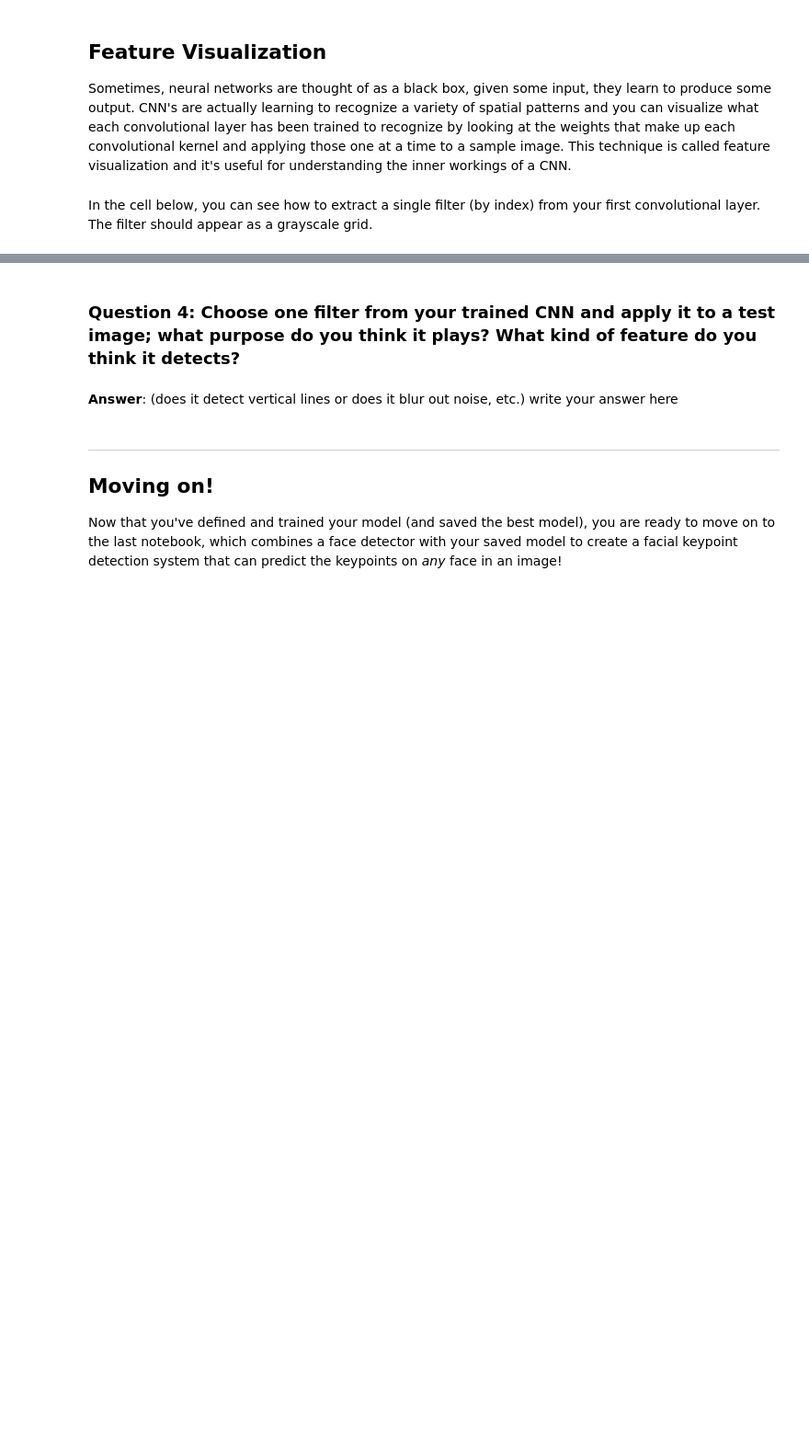
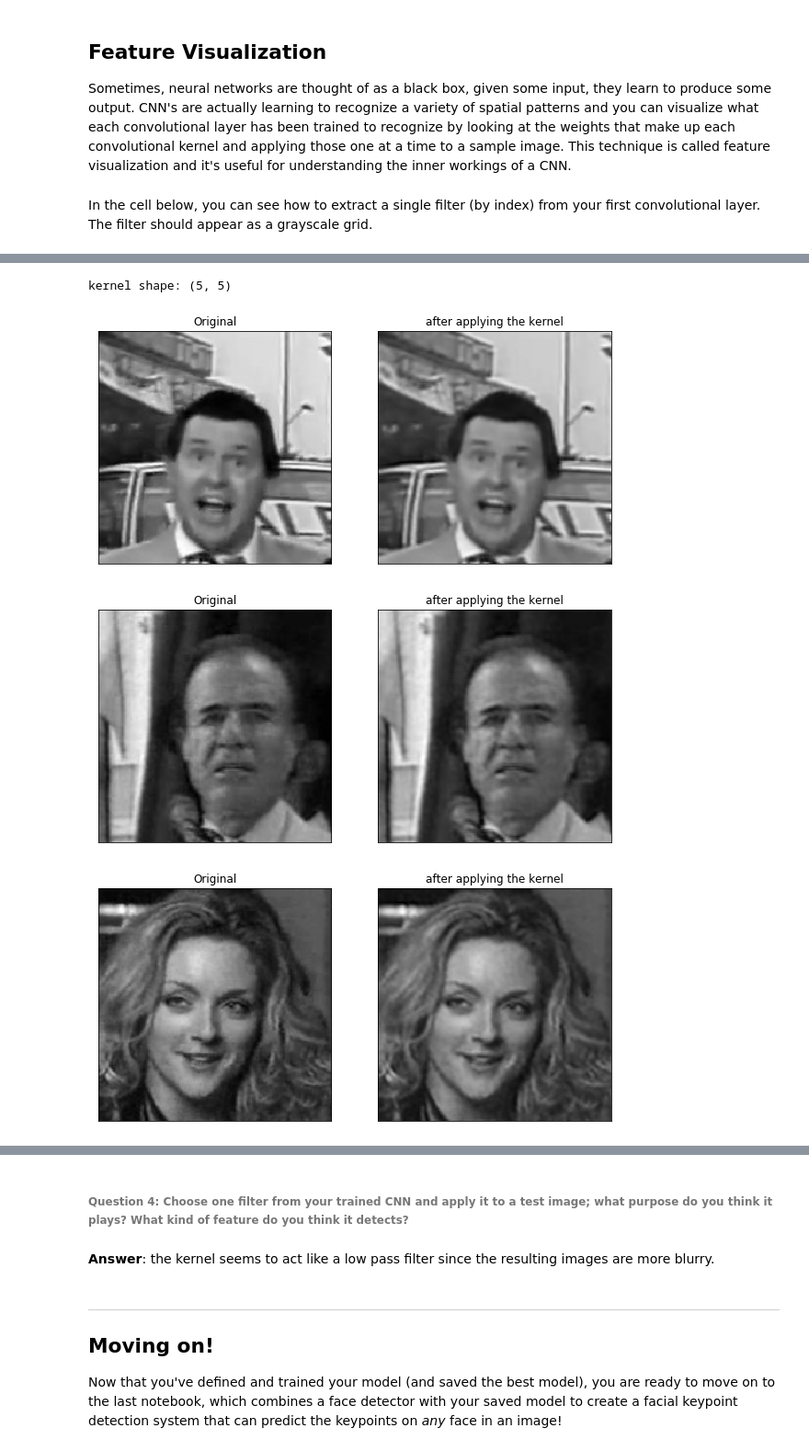
Before and after one commit to udacity/P1_Facial_Keypoints, a Jupyter notebook: 2. Define the Network Architecture.ipynb, the cells around one changed output, grey strips where cells are left out. Shown at 92% size. Cells and saved outputs as stored; diff of their text form; code cells hidden in the pictures; blank space fills up the shorter version.

```diff
--- a/2. Define the Network Architecture.ipynb
+++ b/2. Define the Network Architecture.ipynb
@@ -559,26 +663,60 @@ Next, choose a test image and filter it with one of the convolutional kernels in
 
 ### TODO: Filter an image to see the effect of a convolutional kernel
 ---
+# %%
+# prepare test_images
+test_images, test_outputs, gt_pts = net_sample_output()
 # %%
 ##TODO: load in and display any image from the transformed test dataset
 
 ## TODO: Using cv's filter2D function,
 ## apply a specific set of filter weights (like the one displayed above) to the test image
 
+# reference
 # https://docs.opencv.org/3.1.0/d4/d13/tutorial_py_filtering.html
-'''
+
 import cv2
-import numpy as np
-from matplotlib import pyplot as plt
 
-img = cv2.imread('opencv_logo.png')
+def visualize_output_with_kernel(test_images):
 
-kernel = np.ones((5,5),np.float32)/25
-dst = cv2.filter2D(img,-1,kernel)
+    for i in range(len(test_images)):
+        plt.figure(figsize=(10,5))
+        ax = plt.subplot(1, 2, 1)
 
-plt.subplot(121),plt.imshow(img),plt.title('Original')
-plt.xticks([]), plt.yticks([])
-plt.subplot(122),plt.imshow(dst),plt.title('Averaging')
-plt.xticks([]), plt.yticks([])
-plt.show()
-'''
+        # un-transform the image data
+        image = test_images[i].data   # get the image from it's Variable wrapper
+        # print(type(image))
+        image = image.numpy()   # convert to numpy array from a Tensor
+        # print(image.shape)
+        image = np.transpose(image, (1, 2, 0))   # transpose to go from torch to numpy image
+        # print(image.shape)
+        image = np.squeeze(image)
+        # print(image.shape)
+
+        plt.imshow(image, cmap='gray')
+        plt.title('Original')
+        plt.xticks([]), plt.yticks([])
+
+        # apply filter2D on the image using the kernel
+        dst = cv2.filter2D(image, -1, kernel)
+
+        ax = plt.subplot(1, 2, 2)
+        plt.imshow(dst, cmap='gray')
+        plt.title('after applying the kernel')
+        plt.xticks([]), plt.yticks([])
+
+        plt.show()
+
+# retrieve kernel
+weights1 = net.conv1.weight.data
+w = weights1.numpy()
+filter_index = 3
+kernel = w[filter_index][0]
+print(f"kernel shape: {kernel.shape}")
+
+visualize_output_with_kernel(test_images[:5])
+# %% [output]
+kernel shape: (5, 5)
+[figure, added]
+[figure, added]
+[figure, added]
@@ -585,7 +725,7 @@ plt.show()
 # %% [markdown]
-### Question 4: Choose one filter from your trained CNN and apply it to a test image; what purpose do you think it plays? What kind of feature do you think it detects?
+###### Question 4: Choose one filter from your trained CNN and apply it to a test image; what purpose do you think it plays? What kind of feature do you think it detects?
-# %% [markdown]
-**Answer**: (does it detect vertical lines or does it blur out noise, etc.) write your answer here
+# %% [markdown]
+**Answer**: the kernel seems to act like a low pass filter since the resulting images are more blurry.
 # %% [markdown]
 ---
 ## Moving on!
```
Also changed, not shown: parts of 16 cells of this notebook, 2 other files.
